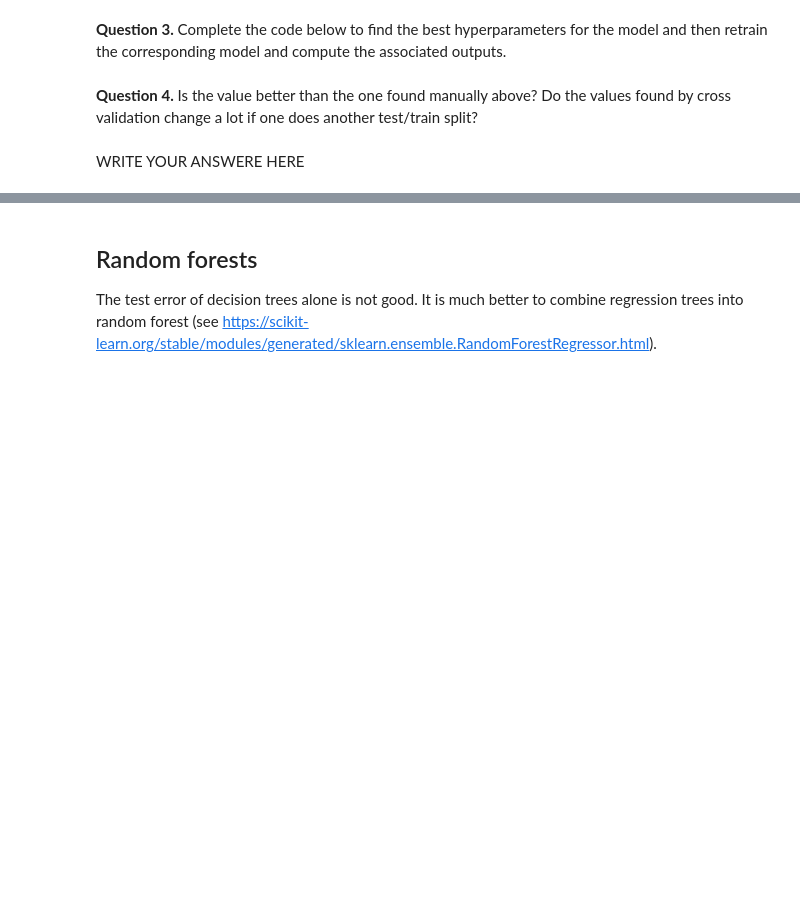
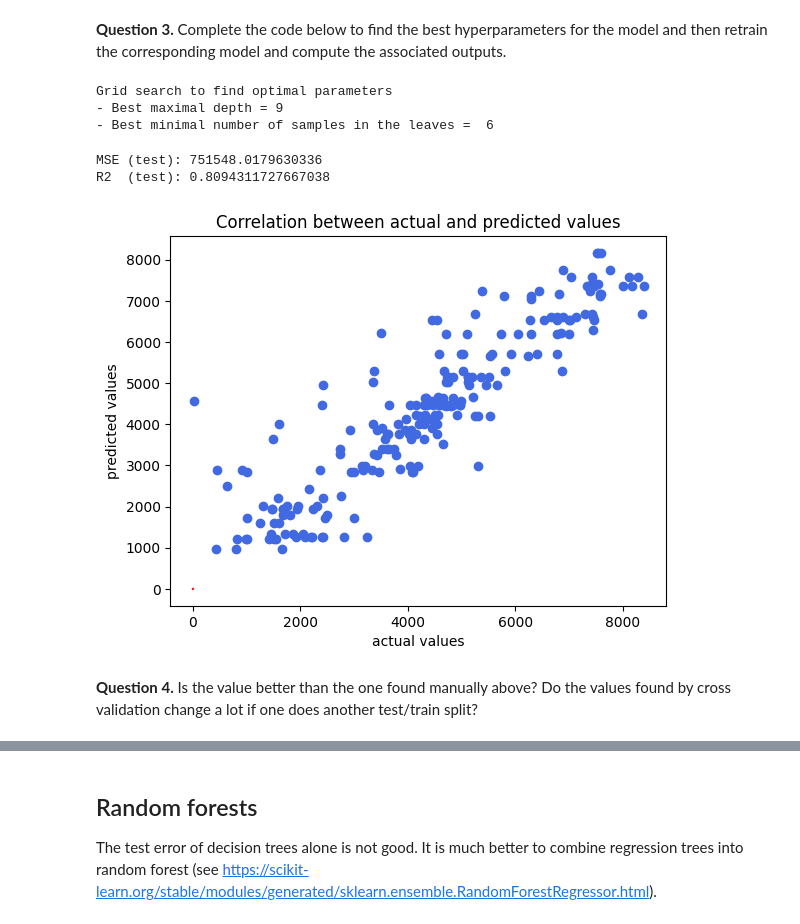
Before and after one commit to adevilde/Machine-Learning-Hands-on, a Jupyter notebook: 8_Trees_RandomForests_Boosting.ipynb, the cells around one changed output, grey strips where cells are left out. Saved outputs shown, nothing was run; the diff lists cells and outputs as text; code cells hidden in the pictures; blank space fills up the shorter version.

```diff
--- a/8_Trees_RandomForests_Boosting.ipynb
+++ b/8_Trees_RandomForests_Boosting.ipynb
@@ -104,32 +197,38 @@ dt_params = {'max_depth':np.arange(1,10),'min_samples_leaf':np.arange(5,20)}
 # the output (best parameters) is in the 'dict' format = dictionary
 from sklearn.model_selection import GridSearchCV
 print('Grid search to find optimal parameters')
-gs_dt = GridSearchCV(...) # TO COMPLETE
+gs_dt = GridSearchCV(dt, dt_params)
 gs_dt.fit(X_train,y_train)
-a = ... # BEST PARAMETERS, see attributes of grid search class
-print('- Best maximal depth =',...)
-print('- Best minimal number of samples in the leaves = ',...,'\n')
+a = gs_dt.best_params_ # BEST PARAMETERS, see attributes of grid search class
+print('- Best maximal depth =', a['max_depth'])
+print('- Best minimal number of samples in the leaves = ',a['min_samples_leaf'],'\n')
+# %% [output]
+Grid search to find optimal parameters
+- Best maximal depth = 9
+- Best minimal number of samples in the leaves =  6
 # %%
 # training with best parameters
-dt_final = DecisionTreeRegressor(...) # TO COMPLETE
+dt_final = DecisionTreeRegressor(max_depth=a['max_depth'], min_samples_leaf=a['min_samples_leaf'], random_state=my_seed)
 model = dt_final.fit(X_train,y_train)
 y_pred = model.predict(X_test)
 
 # computing the performance on the test set
 # MSE between prediction and true values
 mse = mean_squared_error(y_pred,y_test)
 print('MSE (test):',mse)
 # coefficient of determination for the regression
 R2 = dt_final.score(X_test,y_test)
 print('R2  (test):',R2)
 # plotting predicted values as a function of true values to graphically assess the quality of regression
 plt.title('Correlation between actual and predicted values')
 plt.xlabel('actual values')
 plt.ylabel('predicted values')
 plt.scatter(y_test,y_pred,color='royalblue')
 plt.plot([0,1],[0,1],color='red')
 plt.show()
+# %% [output]
+MSE (test): 751548.0179630336
+R2  (test): 0.8094311727667038
+[figure, added]
 # %% [markdown]
 **Question 4.** Is the value better than the one found manually above? Do the values found by cross validation change a lot if one does another test/train split?
-# %% [markdown]
-WRITE YOUR ANSWERE HERE
```
Also changed, not shown: parts of 13 cells of this notebook.
